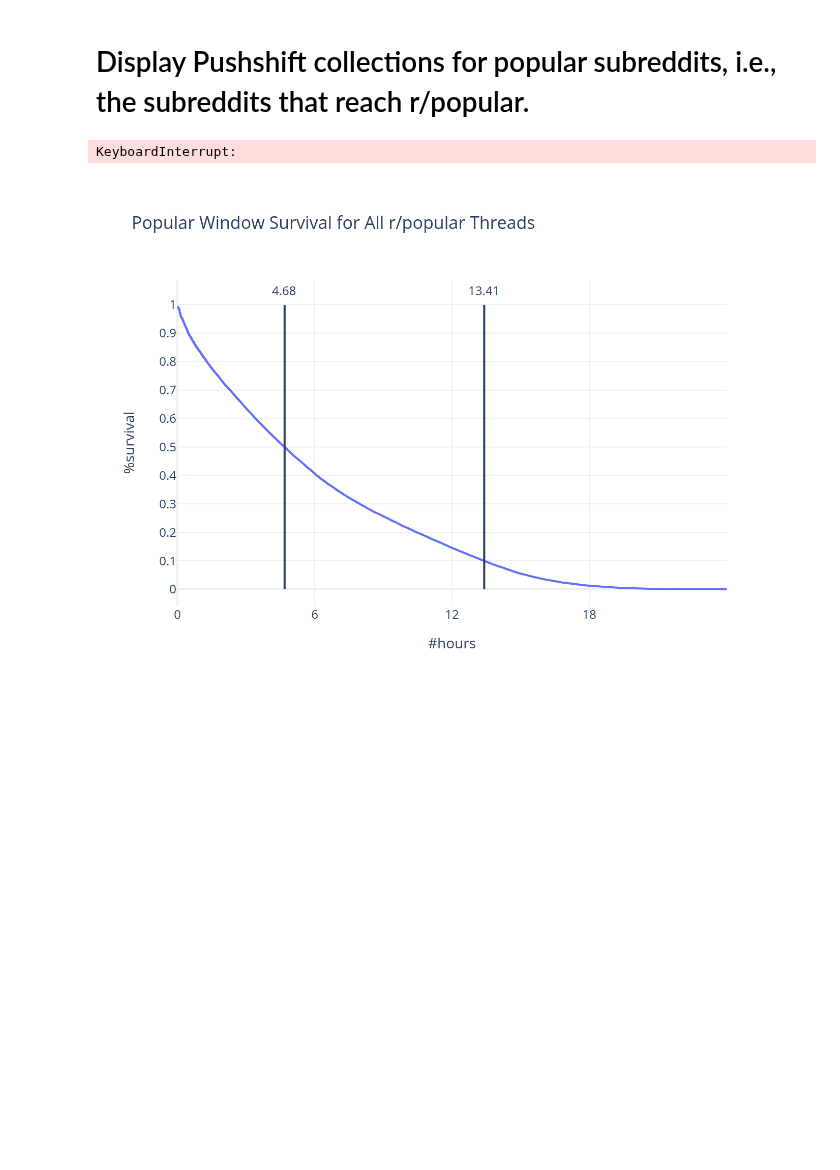
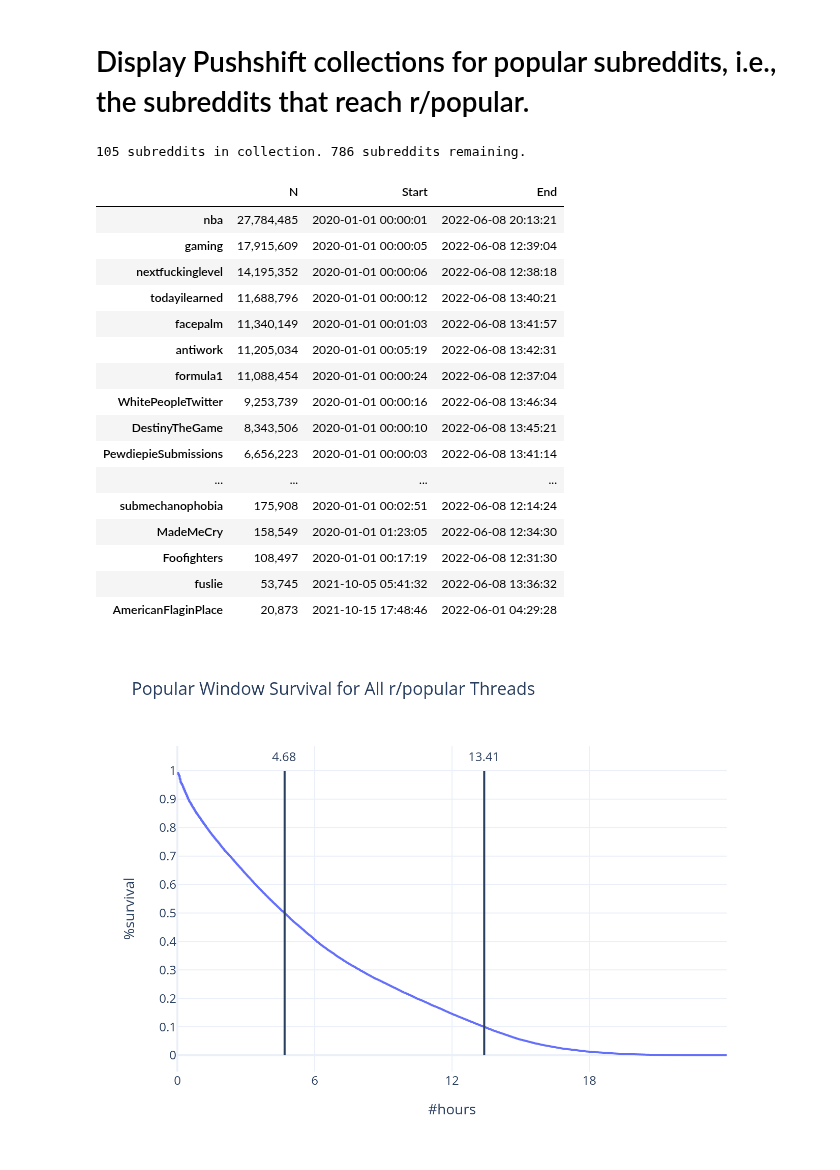
Before and after one commit to jackiec1998/resilient-communities, a Jupyter notebook: src/notebooks/static.ipynb, the cells around one changed output. Drawn from its saved outputs; the diff is of its cells as text; code cells hidden in the pictures; blank space fills up the shorter version.

Commit message:
Updated the Pushshift coverage table.

```diff
--- a/src/notebooks/static.ipynb
+++ b/src/notebooks/static.ipynb
@@ -286,35 +286,52 @@ def display_pushshift_coverage():
     popular_subreddits = get_popular_threads(columns=['subreddit'])['subreddit'] \
         .unique().tolist()
 
     collection_subreddits = set(pushshift_comments.list_collection_names()) \
         .intersection(set(popular_subreddits))
 
     table = {}
 
     for subreddit in tqdm(collection_subreddits):
 
         date_range = pd.DataFrame(pushshift_comments[subreddit].aggregate([
             {'$project': {'created_utc': 1}},
             {'$group': {'_id': None,
                        'min_utc': {'$min': '$created_utc'},
                        'max_utc': {'$max': '$created_utc'}}}
         ], allowDiskUse=True))
 
         table[subreddit] = {
             'N': pushshift_comments[subreddit].estimated_document_count(),
             'Start': dt.datetime.fromtimestamp(date_range['min_utc'].values[0]),
             'End': dt.datetime.fromtimestamp(date_range['max_utc'].values[0])
         }
 
     print(f'{len(collection_subreddits):,} subreddits in collection. ' \
           f'{len(popular_subreddits) - len(collection_subreddits):,} subreddits remaining.')
 
-    return pd.DataFrame.from_dict(table, orient='index').sort_values(by='N', desc=False) \
+    return pd.DataFrame.from_dict(table, orient='index').sort_values(by='N', ascending=False) \
         .style.format(formatter='{:,}', subset=['N'])
 
 display_pushshift_coverage()
 # %% [output]
-KeyboardInterrupt:
+105 subreddits in collection. 786 subreddits remaining.
+|  | N | Start | End |
+| nba | 27,784,485 | 2020-01-01 00:00:01 | 2022-06-08 20:13:21 |
+| gaming | 17,915,609 | 2020-01-01 00:00:05 | 2022-06-08 12:39:04 |
+| nextfuckinglevel | 14,195,352 | 2020-01-01 00:00:06 | 2022-06-08 12:38:18 |
+| todayilearned | 11,688,796 | 2020-01-01 00:00:12 | 2022-06-08 13:40:21 |
+| facepalm | 11,340,149 | 2020-01-01 00:01:03 | 2022-06-08 13:41:57 |
+| antiwork | 11,205,034 | 2020-01-01 00:05:19 | 2022-06-08 13:42:31 |
+| formula1 | 11,088,454 | 2020-01-01 00:00:24 | 2022-06-08 12:37:04 |
+| WhitePeopleTwitter | 9,253,739 | 2020-01-01 00:00:16 | 2022-06-08 13:46:34 |
+| DestinyTheGame | 8,343,506 | 2020-01-01 00:00:10 | 2022-06-08 13:45:21 |
+| PewdiepieSubmissions | 6,656,223 | 2020-01-01 00:00:03 | 2022-06-08 13:41:14 |
+| ... | ... | ... | ... |
+| submechanophobia | 175,908 | 2020-01-01 00:02:51 | 2022-06-08 12:14:24 |
+| MadeMeCry | 158,549 | 2020-01-01 01:23:05 | 2022-06-08 12:34:30 |
+| Foofighters | 108,497 | 2020-01-01 00:17:19 | 2022-06-08 12:31:30 |
+| fuslie | 53,745 | 2021-10-05 05:41:32 | 2022-06-08 13:36:32 |
+| AmericanFlaginPlace | 20,873 | 2021-10-15 17:48:46 | 2022-06-01 04:29:28 |
 # %%
 def display_subreddit_survival(feature,
                                save=False,
```
